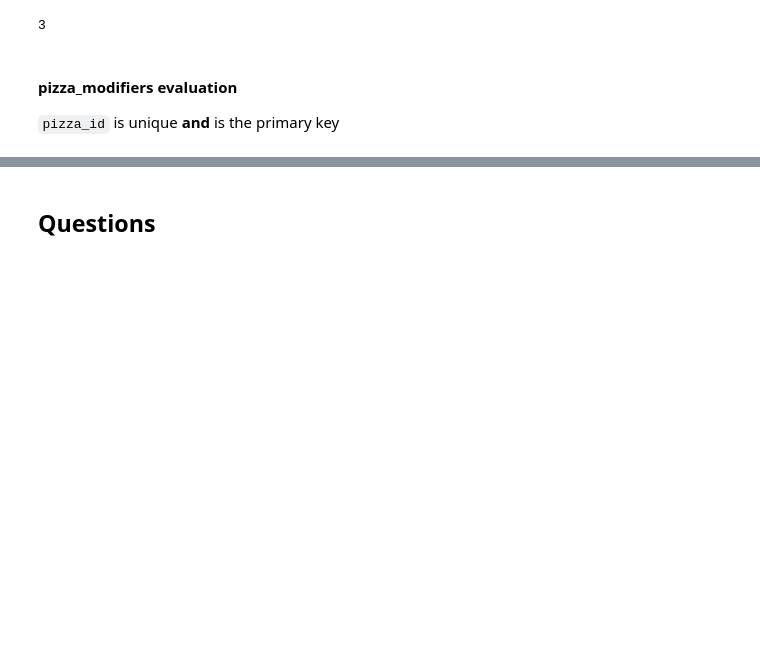
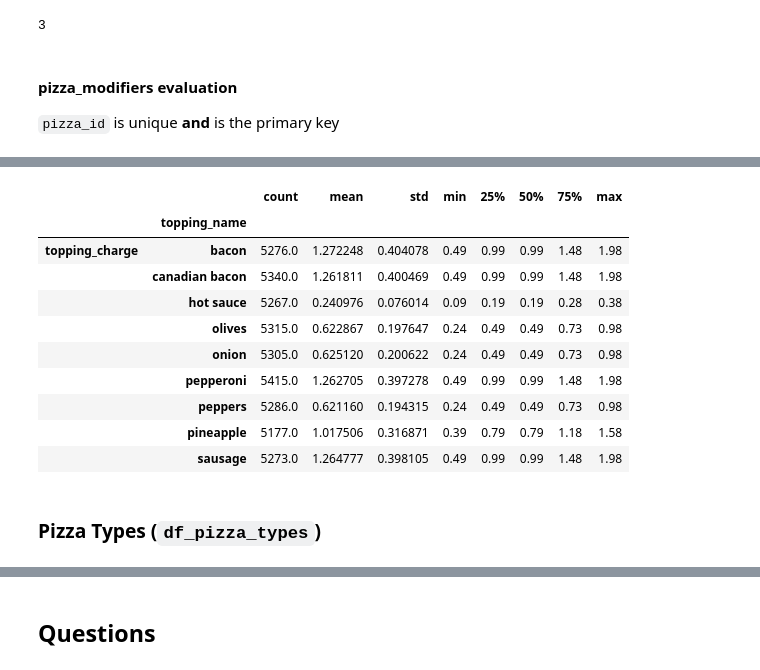
Before and after one commit to kjeliasen/zach_pandas, a Jupyter notebook: Zach_pandas_notebook.ipynb, the cells around one changed output, grey strips where cells are left out. Drawn from its saved outputs; the diff is of its cells as text; code cells hidden in the pictures; blank space fills up the shorter version.

```diff
--- a/Zach_pandas_notebook.ipynb
+++ b/Zach_pandas_notebook.ipynb
@@ -572,0 +693,5 @@ pizza_modifiers.set_index('pizza_id', inplace=True)
+# %%
+df_topping_charge = pd.pivot_table(
+    df_toppings, values=['topping_charge'], index=['pizza_id'], columns='topping_name'
+)
+show_df(df_topping_charge)
@@ -572,0 +724,16 @@ pizza_modifiers.set_index('pizza_id', inplace=True)
+# %%
+df_topping_charge.describe().T
+# %% [output]
+|  |  | count | mean | std | min | 25% | 50% | 75% | max |
+|  | topping_name |  |  |  |  |  |  |  |  |
+| topping_charge | bacon | 5276.0 | 1.272248 | 0.404078 | 0.49 | 0.99 | 0.99 | 1.48 | 1.98 |
+|  | canadian bacon | 5340.0 | 1.261811 | 0.400469 | 0.49 | 0.99 | 0.99 | 1.48 | 1.98 |
+|  | hot sauce | 5267.0 | 0.240976 | 0.076014 | 0.09 | 0.19 | 0.19 | 0.28 | 0.38 |
+|  | olives | 5315.0 | 0.622867 | 0.197647 | 0.24 | 0.49 | 0.49 | 0.73 | 0.98 |
+|  | onion | 5305.0 | 0.625120 | 0.200622 | 0.24 | 0.49 | 0.49 | 0.73 | 0.98 |
+|  | pepperoni | 5415.0 | 1.262705 | 0.397278 | 0.49 | 0.99 | 0.99 | 1.48 | 1.98 |
+|  | peppers | 5286.0 | 0.621160 | 0.194315 | 0.24 | 0.49 | 0.49 | 0.73 | 0.98 |
+|  | pineapple | 5177.0 | 1.017506 | 0.316871 | 0.39 | 0.79 | 0.79 | 1.18 | 1.58 |
+|  | sausage | 5273.0 | 1.264777 | 0.398105 | 0.49 | 0.99 | 0.99 | 1.48 | 1.98 |
+# %% [markdown]
+### Pizza Types (`df_pizza_types`)
```
Also changed, not shown: parts of 15 cells of this notebook.
